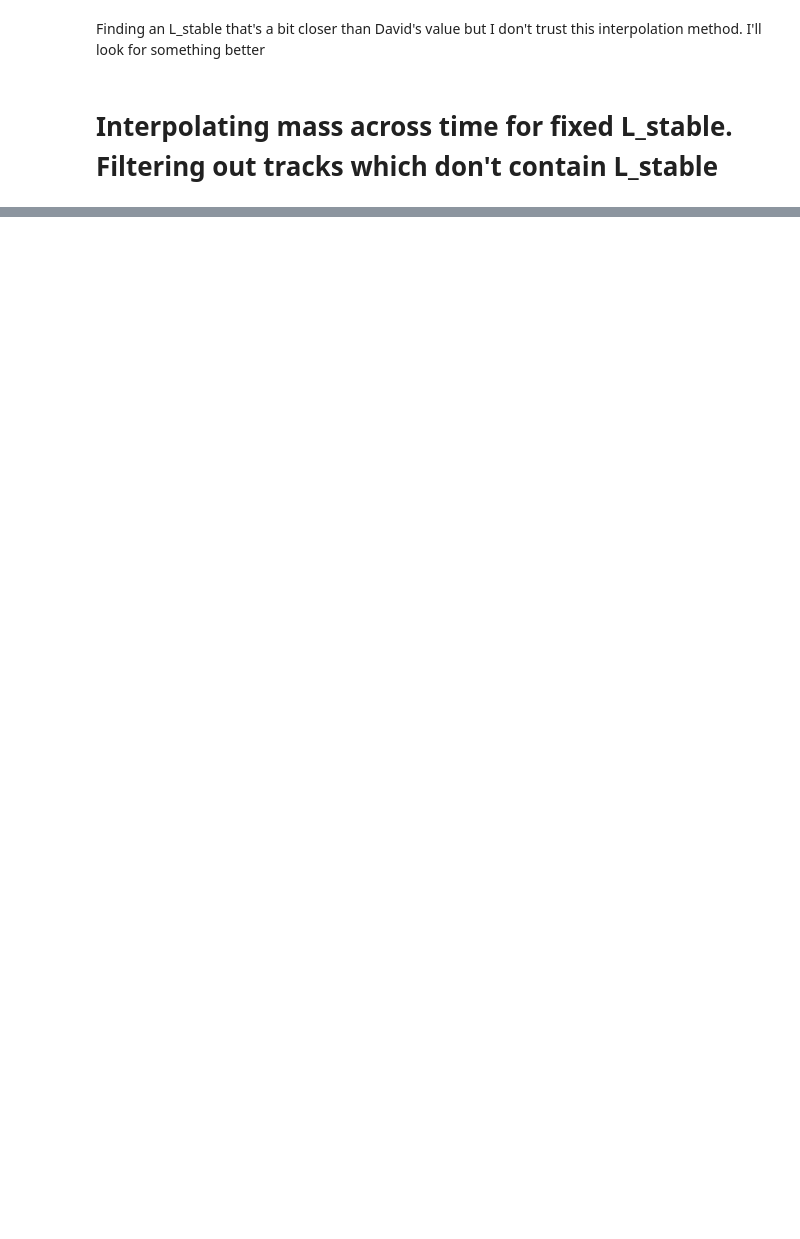
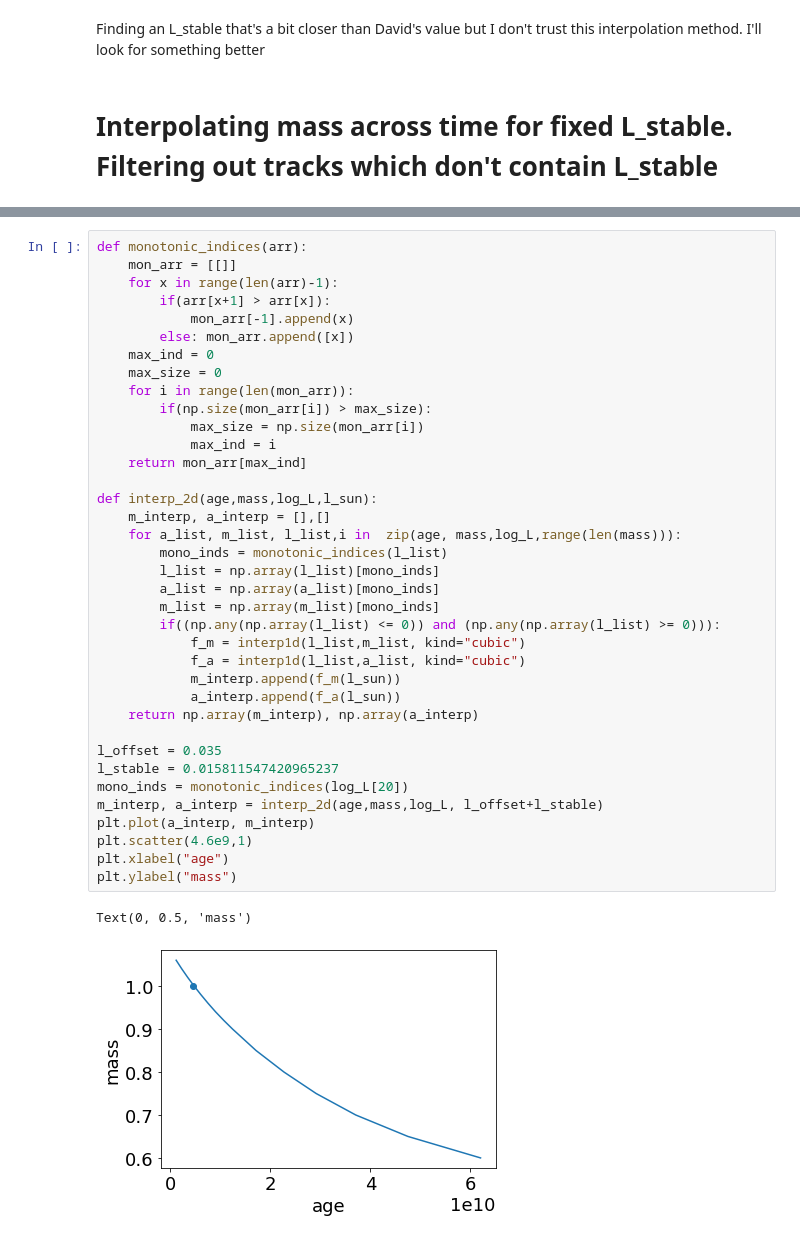
Before and after one commit to mscoggs/star_lifting, a Jupyter notebook: star_lifting.ipynb, the cells around one changed output, grey strips where cells are left out. Saved outputs shown, nothing was run; the diff lists cells and outputs as text; blank space fills up the shorter version.

```diff
--- a/star_lifting.ipynb
+++ b/star_lifting.ipynb
@@ -152,0 +130,40 @@ Text(0, 0.5, '$\\frac{\\partial M}{\\partial t} [M_{ceres}/year]$')
+# %%
+def monotonic_indices(arr):
+    mon_arr = [[]]
+    for x in range(len(arr)-1):
+        if(arr[x+1] > arr[x]):
+            mon_arr[-1].append(x)
+        else: mon_arr.append([x])
+    max_ind = 0
+    max_size = 0
+    for i in range(len(mon_arr)):
+        if(np.size(mon_arr[i]) > max_size):
+            max_size = np.size(mon_arr[i])
+            max_ind = i
+    return mon_arr[max_ind]
+
+def interp_2d(age,mass,log_L,l_sun):
+    m_interp, a_interp = [],[]
+    for a_list, m_list, l_list,i in  zip(age, mass,log_L,range(len(mass))):
+        mono_inds = monotonic_indices(l_list)
+        l_list = np.array(l_list)[mono_inds]
+        a_list = np.array(a_list)[mono_inds]
+        m_list = np.array(m_list)[mono_inds]
+        if((np.any(np.array(l_list) <= 0)) and (np.any(np.array(l_list) >= 0))):
+            f_m = interp1d(l_list,m_list, kind="cubic")
+            f_a = interp1d(l_list,a_list, kind="cubic")
+            m_interp.append(f_m(l_sun))
+            a_interp.append(f_a(l_sun))
+    return np.array(m_interp), np.array(a_interp)
+
+l_offset = 0.035
+l_stable = 0.015811547420965237
+mono_inds = monotonic_indices(log_L[20])
+m_interp, a_interp = interp_2d(age,mass,log_L, l_offset+l_stable)
+plt.plot(a_interp, m_interp)
+plt.scatter(4.6e9,1)
+plt.xlabel("age")
+plt.ylabel("mass")
+# %% [output]
+Text(0, 0.5, 'mass')
+[figure, added]
```
Also changed, not shown: parts of 29 cells of this notebook.
